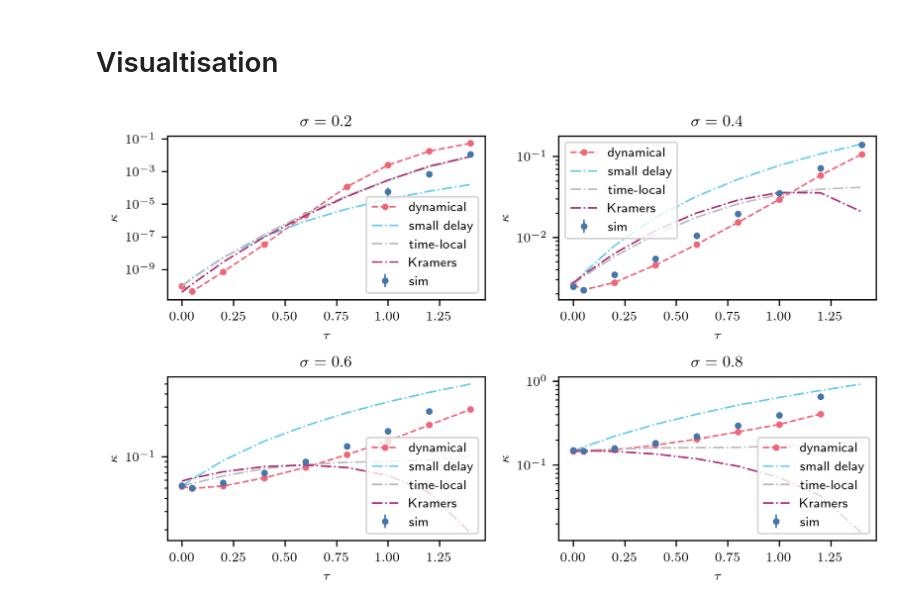
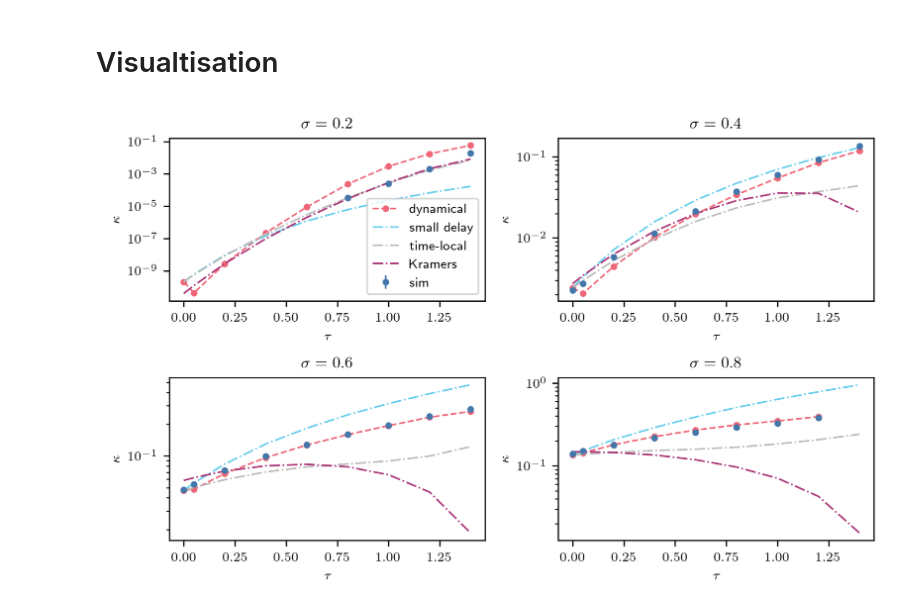
Before and after one commit to NilsToAn/overdampedDelayHarmonicOscillator, a Jupyter notebook: paper/cusp_rate.ipynb, the cells around one changed output. Drawn from its saved outputs; the diff is of its cells as text; code cells hidden in the pictures.

```diff
--- a/paper/cusp_rate.ipynb
+++ b/paper/cusp_rate.ipynb
@@ -365,7 +366,7 @@ new_kramers = (
 # %% [markdown]
 # Visualtisation
 # %%
-absorbing = False
+absorbing = True
 
 if absorbing:
     sim_rate = both_sim_rate[1]
@@ -383,33 +384,36 @@ for j, ax in enumerate(axs.flatten()):
     i = 2 * j
     ax.set_title(f"$\sigma = {round(s_s[i], 2)}$")
     ax.errorbar(
         ltaus,
         sim_rate[i, :, 0],
         sim_rate[i, :, 1],
         **sim_plt_set
     )
     ax.plot(
         ltaus, num_rate[i, :, 0], **num_plt_set
     )
     ax.plot(ltaus, num_rate_st[i, :, 0], **short_plt_set)
     ax.plot(ltaus, num_rate_tl[i, :, 0], **cusp_til_plt_set)
     ax.plot(ltaus, new_kramers[i, :], **kramers_plt_set)
     # if absorbing:
     #     ax.plot(ltaus, eig_rate[i, :], marker = '.', ls="--", color=f"C2", label = "eigenvalues")
 
     ax.set_yscale("log")
     # ax.set_ylim(0.7*ax.set_ylim()[0], ax.set_ylim()[1])
     # y = ax.set_ylim()[0]*1.2 if i > 0 else ax.set_ylim()[0]*2.2
     # ax.vlines([1 / np.e / k], *plt.ylim(), color="black")
     # ax.text(0.5 * 1 / np.e / k, y, "Regim I", ha="center", va="center")
     # ax.text(0.5 * (1 / np.e / k + np.pi / 2 / k), y, "Regim II", ha="center", va="center")
 
-    ax.legend()
     ax.set_xlabel(r"$\tau$")
-    ax.set_ylabel(r"$\kappa$")
+    if absorbing:
+        ax.set_ylabel(r"$\kappa$")
+    else:
+        ax.set_ylabel(r"$2 \kappa$")
+axs[0,0].legend()
 
 plt.tight_layout()
 label = "absorbing" if absorbing else "full"
 plt.savefig(f"graphics/cusp_rate_{label}.pdf")
 # %% [output]
-[figure, old version]
+[figure, new version]
```
Also changed, not shown: parts of 4 cells of this notebook, 58 other files.
